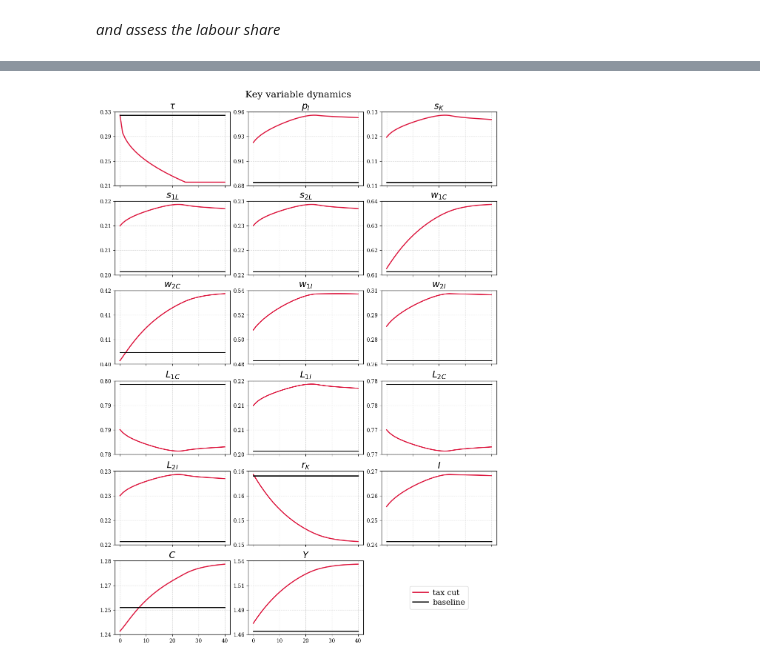
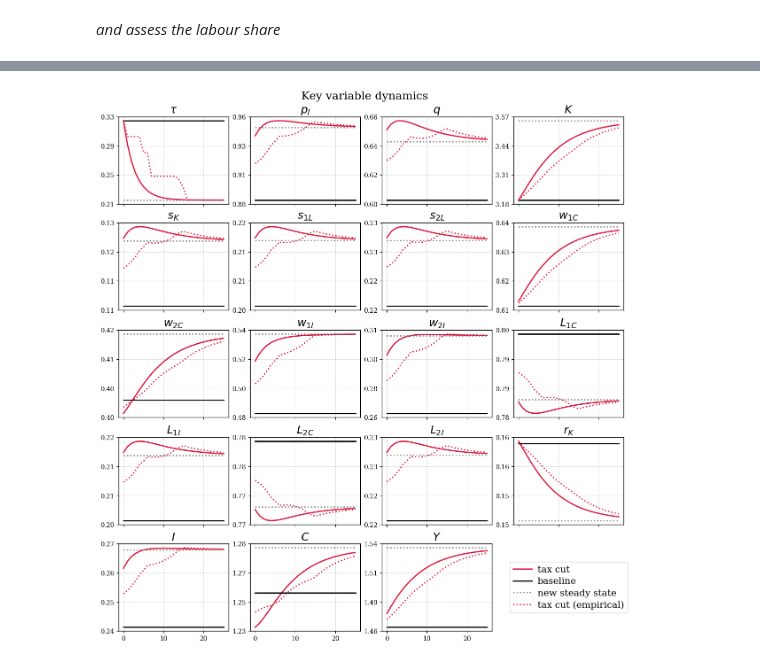
Before and after one commit to cfn368/ba_capinc, a Jupyter notebook: 3_interest_rate.ipynb, the cells around one changed output, grey strips where cells are left out. Cells and saved outputs as stored; diff of their text form; code cells hidden in the pictures.

```diff
--- a/3_interest_rate.ipynb
+++ b/3_interest_rate.ipynb
@@ -97,0 +108,6 @@ plt.show()
+# %%
+fig, axes, ss, sim, meta = simulation_3.plot_figure5_emp(m)
+plt.show()
+
+tau_t_emp = meta['tau_t']
+tau_emp = np.concatenate([tau_t_test, np.full(50, tau_t_test[-1])])
@@ -150,26 +216,45 @@ plt.show()
 # %%
-# pack everything
-S1 = {**sim1, **ls1}
-S2 = {**sim2, **ls2}
+T_plot = 25
+sl = slice(0, T_plot + 1)
 
-# choose/order keys (edit freely)
+def trunc_pack(sim, ls):
+    S = {**sim, **ls}
+    out = {}
+    for k, v in S.items():
+        a = np.asarray(v)
+        out[k] = a[sl] if a.ndim >= 1 and len(a) >= (T_plot + 1) else v
+    return out
+
+S1 = trunc_pack(sim1, ls1)
+S2 = trunc_pack(sim2, ls2)
+S3 = trunc_pack(sim3, ls3)
+S4 = trunc_pack(sim4, ls4)
+
 keys = [
-    "tau",'pI',
+    "tau","pI","q","K",
     "sK","s1","s2",
     "w1C","w2C","w1I","w2I",
     "L1C","L1I","L2C","L2I",
     "rC_gross","I","C","Y"
 ]
 
-T = min(len(S1[keys[0]]), len(S2[keys[0]]))
+# keep only keys that exist in all three
+keys = [k for k in keys if (k in S1) and (k in S2) and (k in S3) and (k in S4)]
+
+T = min(
+    len(np.asarray(S1[keys[0]])),
+    len(np.asarray(S2[keys[0]])),
+    len(np.asarray(S3[keys[0]])),
+    len(np.asarray(S4[keys[0]]))
+)
 h = np.arange(T)
 
-ncols = 3
+ncols = 4
 nrows = math.ceil(len(keys) / ncols)
 
 fig, axes = plt.subplots(
     nrows, ncols,
-    figsize=(3.6*ncols, 2.5*nrows),
+    figsize=(12, 2.5*nrows),
     sharex=True,
     constrained_layout=True
 )
@@ -180,6 +265,8 @@ for i, k in enumerate(keys):
     ax = axes[i]
     ax.plot(h, np.asarray(S1[k])[:T], lw=2, color="crimson")
     ax.plot(h, np.asarray(S2[k])[:T], lw=2, color="k")
+    ax.plot(h, np.asarray(S3[k])[:T], lw=2, color="gray", ls=':')
+    ax.plot(h, np.asarray(S4[k])[:T], lw=2, color="crimson", ls=':')
     ax.set_title(var_groups.model_var.get(k, k))
     ax.grid(True, which="both", linestyle="--", alpha=0.5)
 
@@ -190,32 +277,39 @@ for ax in axes:
     ax.tick_params(axis="y", labelsize=10)
     ax.tick_params(axis="x", labelsize=10)
 
 
 # hide any unused panels
 for j in range(len(keys), len(axes)):
     axes[j].set_axis_off()
 
 # one legend for the whole figure
 axes[0].plot([], [], lw=2, color="crimson", label="tax cut")
 axes[0].plot([], [], lw=2, color="k",  label="baseline")
+axes[0].plot([], [], lw=2, color="gray", ls=':',  label="new steady state")
+axes[0].plot([], [], lw=2, color="crimson", ls=':',  label="tax cut (empirical)")
 
 first_empty = len(keys)
 
 # 2) turn all unused axes off
 for j in range(first_empty, len(axes)):
     axes[j].set_axis_off()
 
 # 3) use the first empty one to host the legend
 if first_empty < len(axes):
     ax_leg = axes[first_empty]
     ax_leg.set_axis_off()
 
     # proxy handles (clean + independent of what's plotted)
     h1 = plt.Line2D([0], [0], color="crimson", lw=2)
     h2 = plt.Line2D([0], [0], color="k",  lw=2)
+    h3 = plt.Line2D([0], [0], color="crimson", ls=':',  lw=2)
+    h3 = plt.Line2D([0], [0], color="gray", ls=':',  lw=2)
 
-    ax_leg.legend([h1, h2], ["tax cut", "baseline"], loc="center", frameon=True)
+    ax_leg.legend(
+        [h1, h2, h3, h4],
+        ["tax cut", "baseline", 'new steady state', 'tax cut (empirical)'],
+        loc="center", frameon=True)
 
 plt.show()
 # %% [output]
-[figure, old version]
+[figure, new version]
```
Also changed, not shown: parts of 10 cells of this notebook, 6 other files.
